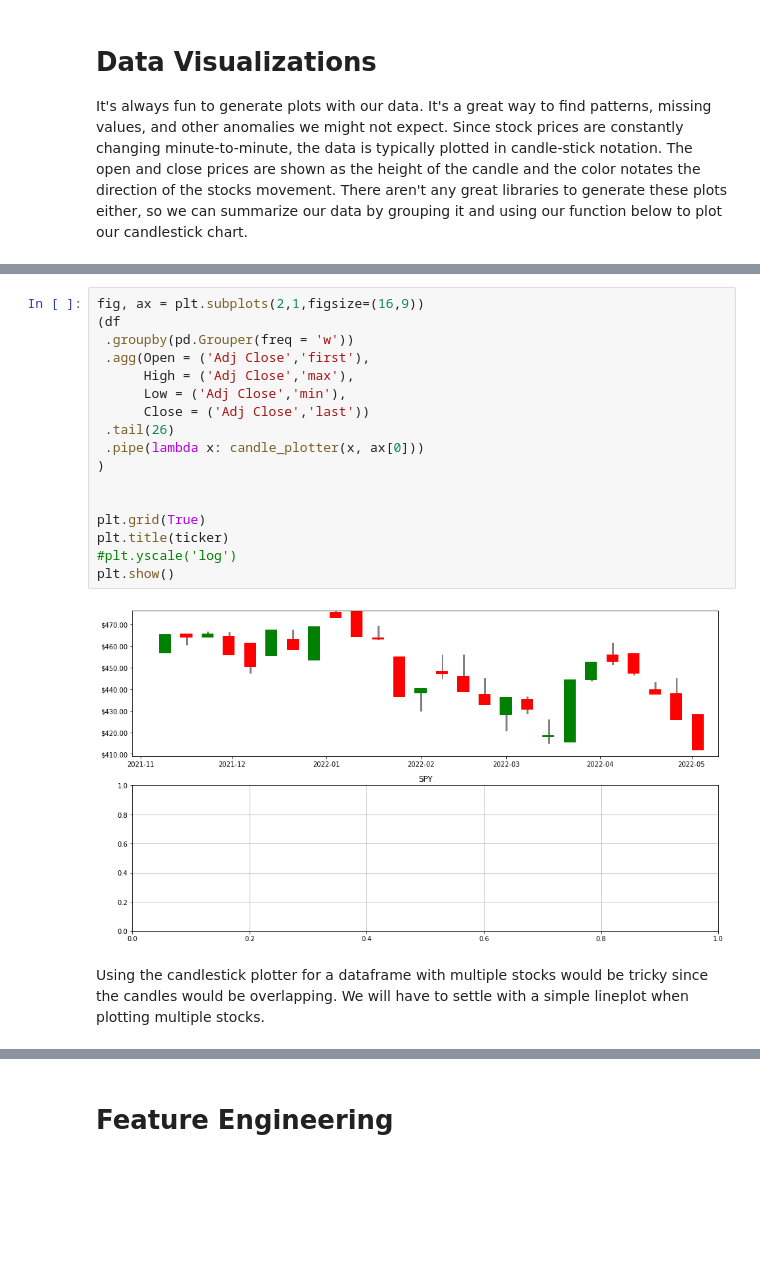
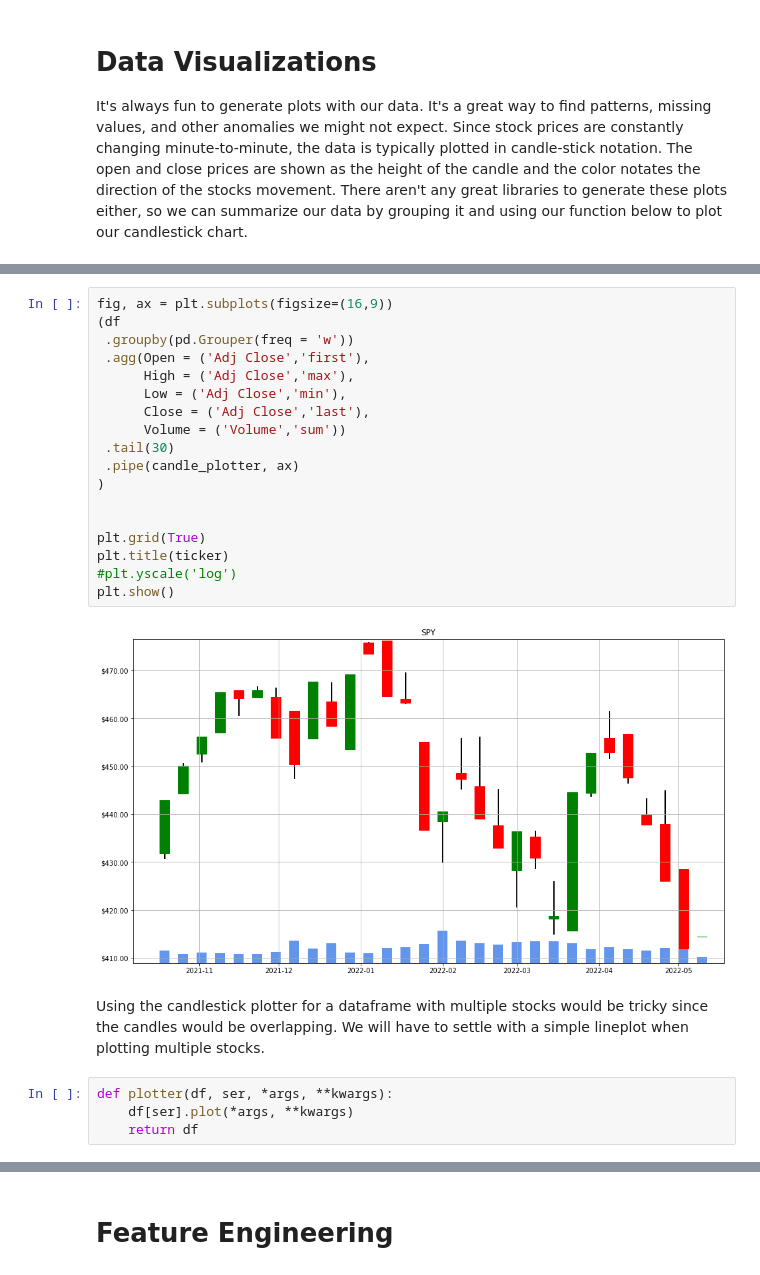
Before and after one commit to MichaelHotaling/blog, a Jupyter notebook: _notebooks/2022-04-28-stock-market-lstm.ipynb, the cells around one changed output, grey strips where cells are left out. Drawn from its saved outputs; the diff is of its cells as text; blank space fills up the shorter version.

```diff
--- a/_notebooks/2022-04-28-stock-market-lstm.ipynb
+++ b/_notebooks/2022-04-28-stock-market-lstm.ipynb
@@ -170,24 +200,29 @@ plt.show()
 # %%
-fig, ax = plt.subplots(2,1,figsize=(16,9))
+fig, ax = plt.subplots(figsize=(16,9))
 (df
  .groupby(pd.Grouper(freq = 'w'))
  .agg(Open = ('Adj Close','first'),
       High = ('Adj Close','max'),
       Low = ('Adj Close','min'),
-      Close = ('Adj Close','last'))
- .tail(26)
- .pipe(lambda x: candle_plotter(x, ax[0]))
+      Close = ('Adj Close','last'),
+      Volume = ('Volume','sum'))
+ .tail(30)
+ .pipe(candle_plotter, ax)
 )
 
 
 plt.grid(True)
 plt.title(ticker)
 #plt.yscale('log')
 plt.show()
 # %% [output]
-[figure, old version]
+[figure, new version]
 # %% [markdown]
 Using the candlestick plotter for a dataframe with multiple stocks would be tricky since the candles would be overlapping. We will have to settle with a simple lineplot when plotting multiple stocks.
+# %%
+def plotter(df, ser, *args, **kwargs):
+    df[ser].plot(*args, **kwargs)
+    return df
 # %%
 fig, ax = plt.subplots(figsize=(16,9))
 (df_m
```
Also changed, not shown: parts of 27 cells of this notebook.
